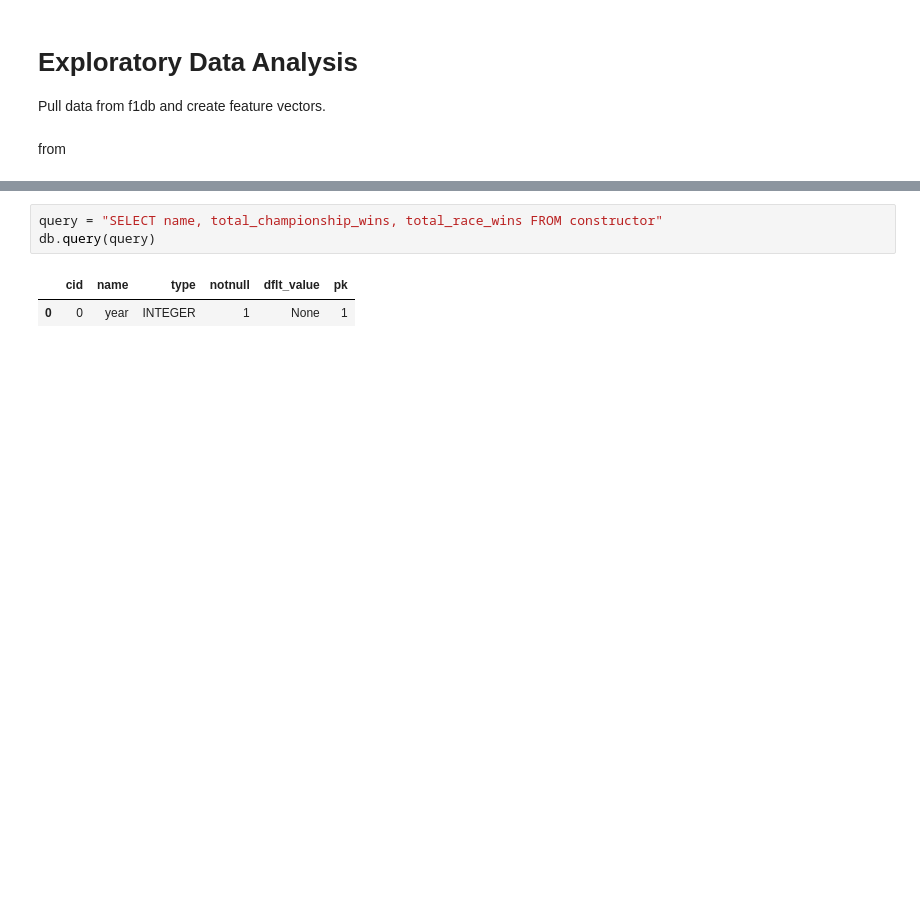
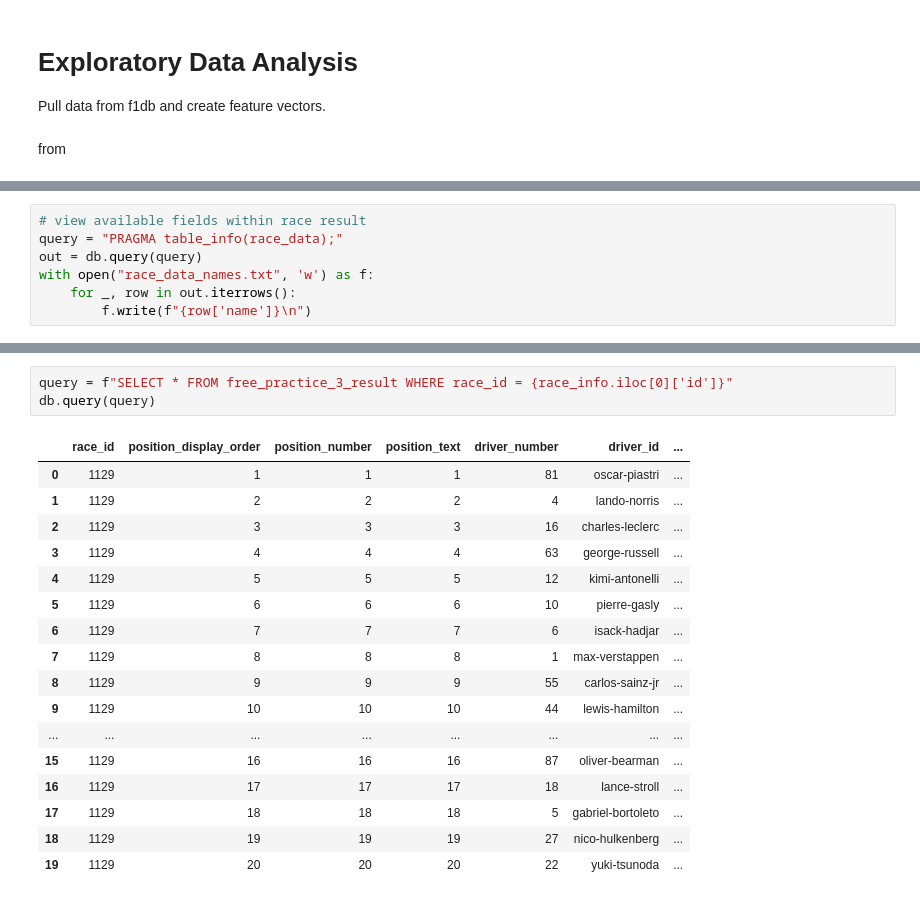
Before and after one commit to jwdinius/f1_fantasy_analysis, a Jupyter notebook: notebooks/eda_f1db.ipynb, the cells around one changed output, grey strips where cells are left out. Drawn from its saved outputs; the diff is of its cells as text; blank space fills up the shorter version.

```diff
--- a/notebooks/eda_f1db.ipynb
+++ b/notebooks/eda_f1db.ipynb
@@ -53,0 +59,7 @@ db.query(query)
+# %%
+# view available fields within race result
+query = "PRAGMA table_info(race_data);"
+out = db.query(query)
+with open("race_data_names.txt", 'w') as f:
+    for _, row in out.iterrows():
+        f.write(f"{row['name']}\n")
@@ -75,6 +287,21 @@ db.query(query)
 # %%
-query = "SELECT name, total_championship_wins, total_race_wins FROM constructor"
+query = f"SELECT * FROM free_practice_3_result WHERE race_id = {race_info.iloc[0]['id']}"
 db.query(query)
 # %% [output]
-|  | cid | name | type | notnull | dflt_value | pk |
-| 0 | 0 | year | INTEGER | 1 | None | 1 |
+|  | race_id | position_display_order | position_number | position_text | driver_number | driver_id | ... |
+| 0 | 1129 | 1 | 1 | 1 | 81 | oscar-piastri | ... |
+| 1 | 1129 | 2 | 2 | 2 | 4 | lando-norris | ... |
+| 2 | 1129 | 3 | 3 | 3 | 16 | charles-leclerc | ... |
+| 3 | 1129 | 4 | 4 | 4 | 63 | george-russell | ... |
+| 4 | 1129 | 5 | 5 | 5 | 12 | kimi-antonelli | ... |
+| 5 | 1129 | 6 | 6 | 6 | 10 | pierre-gasly | ... |
+| 6 | 1129 | 7 | 7 | 7 | 6 | isack-hadjar | ... |
+| 7 | 1129 | 8 | 8 | 8 | 1 | max-verstappen | ... |
+| 8 | 1129 | 9 | 9 | 9 | 55 | carlos-sainz-jr | ... |
+| 9 | 1129 | 10 | 10 | 10 | 44 | lewis-hamilton | ... |
+| ... | ... | ... | ... | ... | ... | ... | ... |
+| 15 | 1129 | 16 | 16 | 16 | 87 | oliver-bearman | ... |
+| 16 | 1129 | 17 | 17 | 17 | 18 | lance-stroll | ... |
+| 17 | 1129 | 18 | 18 | 18 | 5 | gabriel-bortoleto | ... |
+| 18 | 1129 | 19 | 19 | 19 | 27 | nico-hulkenberg | ... |
+| 19 | 1129 | 20 | 20 | 20 | 22 | yuki-tsunoda | ... |
```
Also changed, not shown: parts of 14 cells of this notebook, 12 other files.
